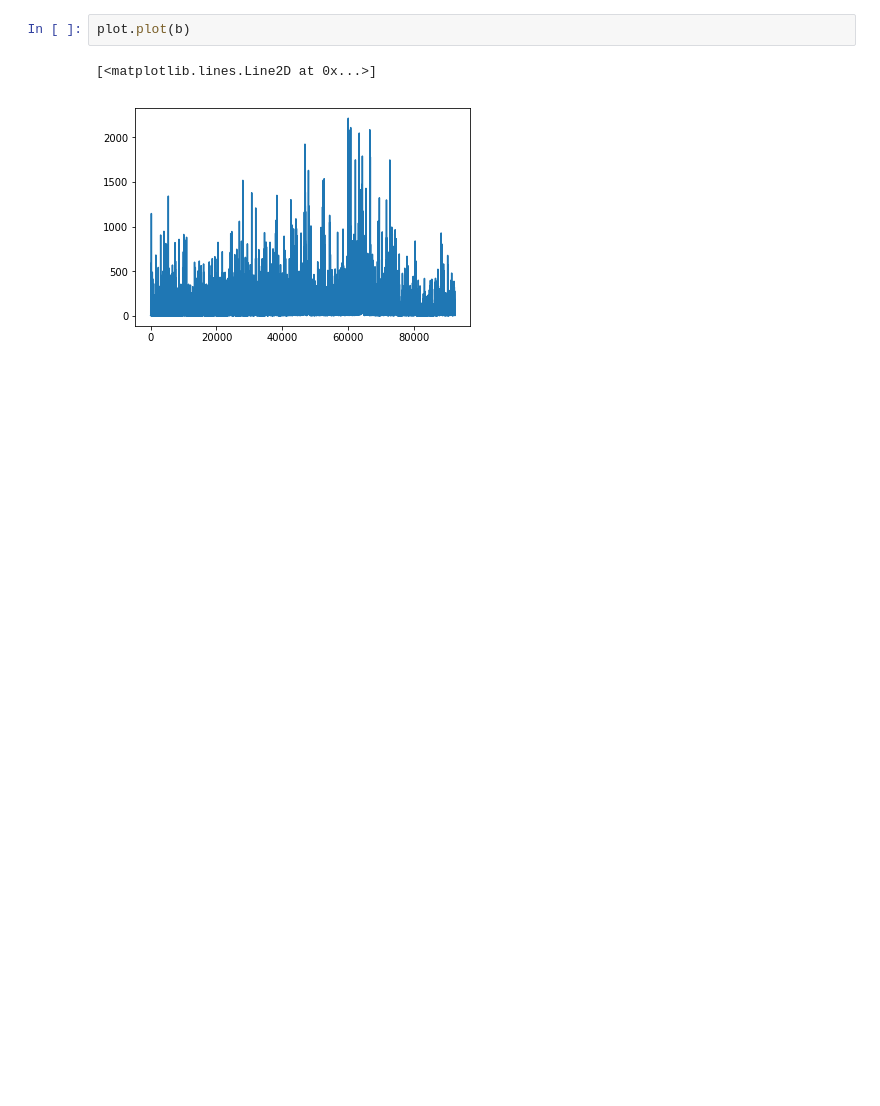
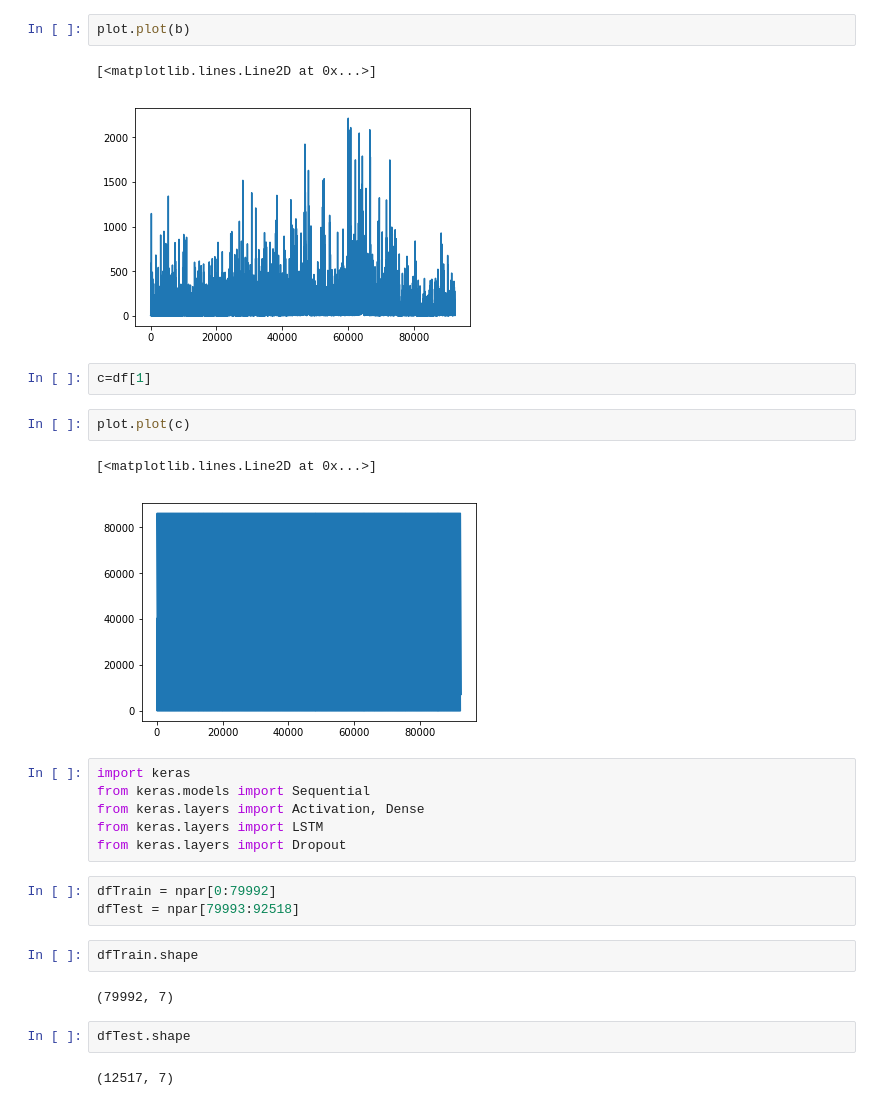
Before and after one commit to kotuliak/trading, a Jupyter notebook: rnn.ipynb, the cells around one changed output. Cells and saved outputs as stored; diff of their text form; blank space fills up the shorter version.

```diff
--- a/rnn.ipynb
+++ b/rnn.ipynb
@@ -40,3 +21,27 @@ plot.plot(b)
 # %% [output]
 [<matplotlib.lines.Line2D at 0x...>]
 [figure]
+# %%
+c=df[1]
+# %%
+plot.plot(c)
+# %% [output]
+[<matplotlib.lines.Line2D at 0x...>]
+[figure, added]
+# %%
+import keras
+from keras.models import Sequential
+from keras.layers import Activation, Dense
+from keras.layers import LSTM
+from keras.layers import Dropout
+# %%
+dfTrain = npar[0:79992]
+dfTest = npar[79993:92518]
+# %%
+dfTrain.shape
+# %% [output]
+(79992, 7)
+# %%
+dfTest.shape
+# %% [output]
+(12517, 7)
```
Also changed, not shown: parts of 28 cells of this notebook, 5 other files.
